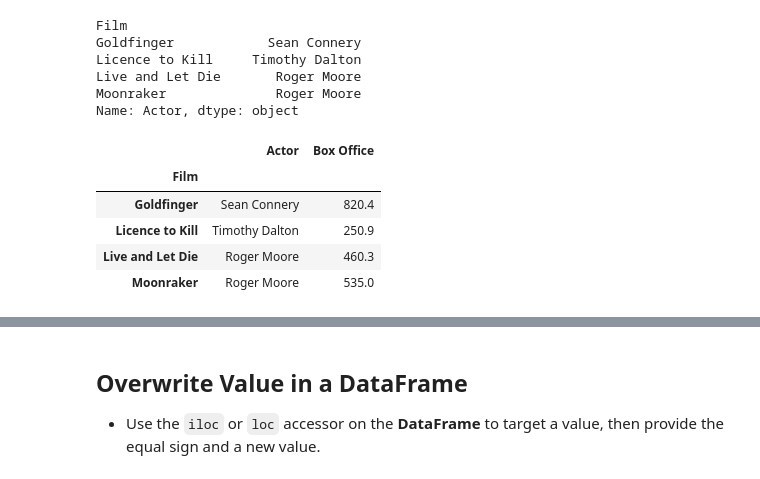
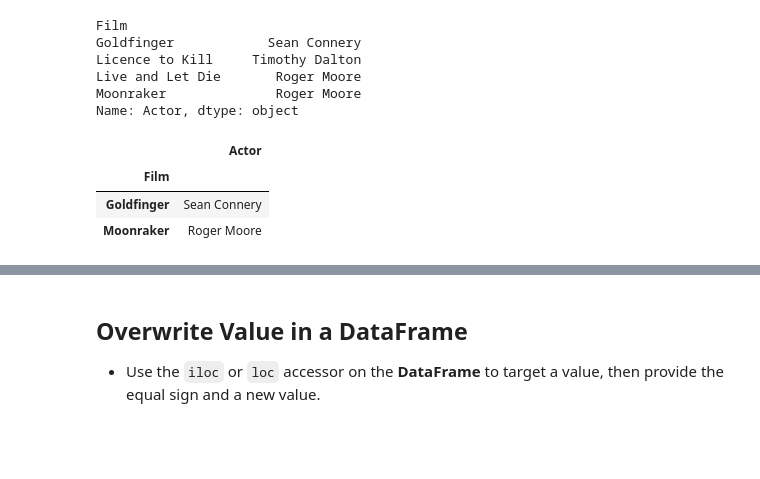
Before and after one commit to abhijeet-bhambere/pashkavers-pandas-trail, a Jupyter notebook: 06 - DataFrames III - Data Extraction.ipynb, the cells around one changed output, grey strips where cells are left out. Saved outputs shown, nothing was run; the diff lists cells and outputs as text; code cells hidden in the pictures; blank space fills up the shorter version.

```diff
--- a/06 - DataFrames III - Data Extraction.ipynb
+++ b/06 - DataFrames III - Data Extraction.ipynb
@@ -253,13 +314,9 @@ Name: Actor, dtype: object
 # %%
 # If more than one column is fetched , it'll be a dataframe
 
-bond.loc["Goldfinger":"Moonraker",["Actor","Year"]]
-
-bond.loc["Goldfinger":"Moonraker",["Actor","Box Office"]]
+bond.loc[["Goldfinger","Moonraker"],["Actor"]]
 # %% [output]
-|  | Actor | Box Office |
-| Film |  |  |
-| Goldfinger | Sean Connery | 820.4 |
-| Licence to Kill | Timothy Dalton | 250.9 |
-| Live and Let Die | Roger Moore | 460.3 |
-| Moonraker | Roger Moore | 535.0 |
+|  | Actor |
+| Film |  |
+| Goldfinger | Sean Connery |
+| Moonraker | Roger Moore |
```
Also changed, not shown: parts of 26 cells of this notebook.
